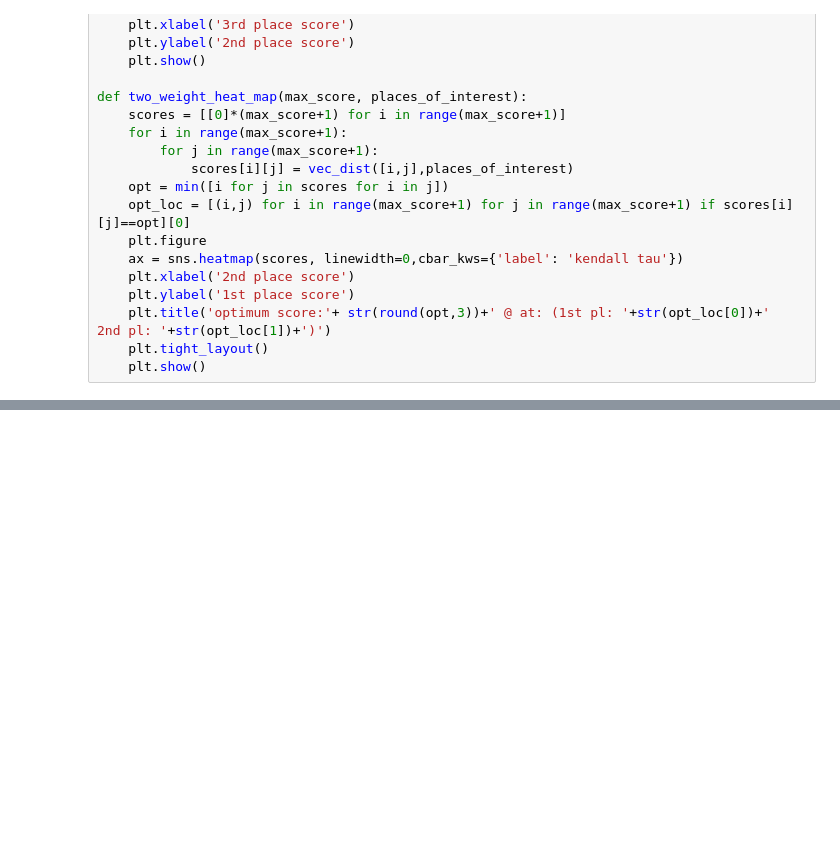
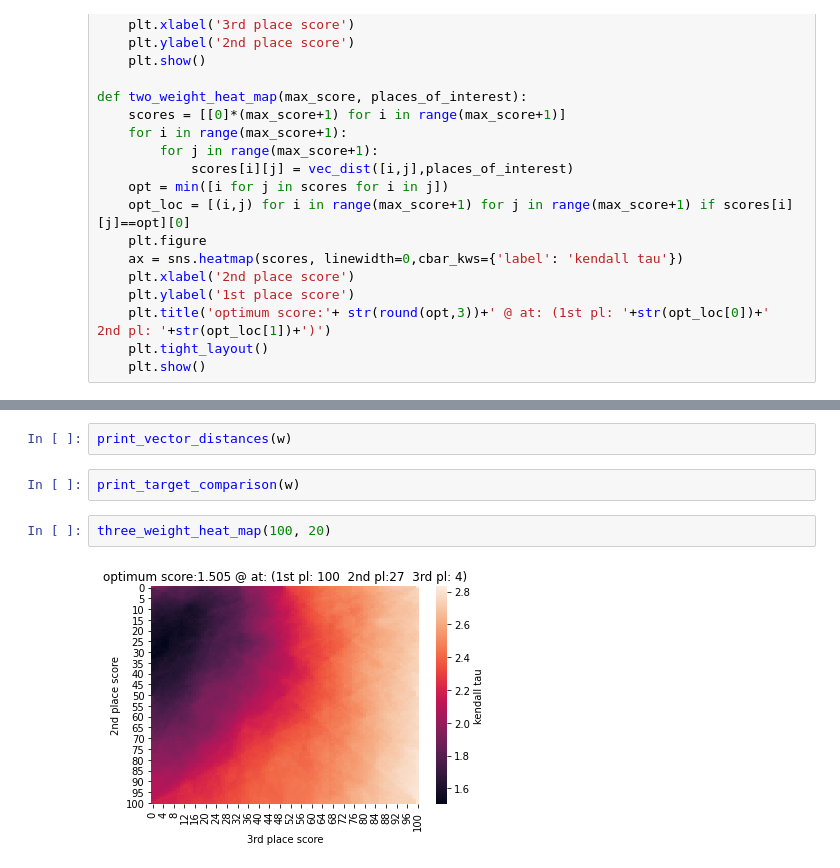
Before and after one commit to amybecker/borda, a Jupyter notebook: borda_optimization.ipynb, the cells around one changed output, grey strips where cells are left out. Cells and saved outputs as stored; diff of their text form; blank space fills up the shorter version.

```diff
--- a/borda_optimization.ipynb
+++ b/borda_optimization.ipynb
@@ -158,0 +269,8 @@ def two_weight_heat_map(max_score, places_of_interest):
+# %%
+print_vector_distances(w)
+# %%
+print_target_comparison(w)
+# %%
+three_weight_heat_map(100, 20)
+# %% [output]
+[figure, added]
```
Also changed, not shown: parts of 8 cells of this notebook.
